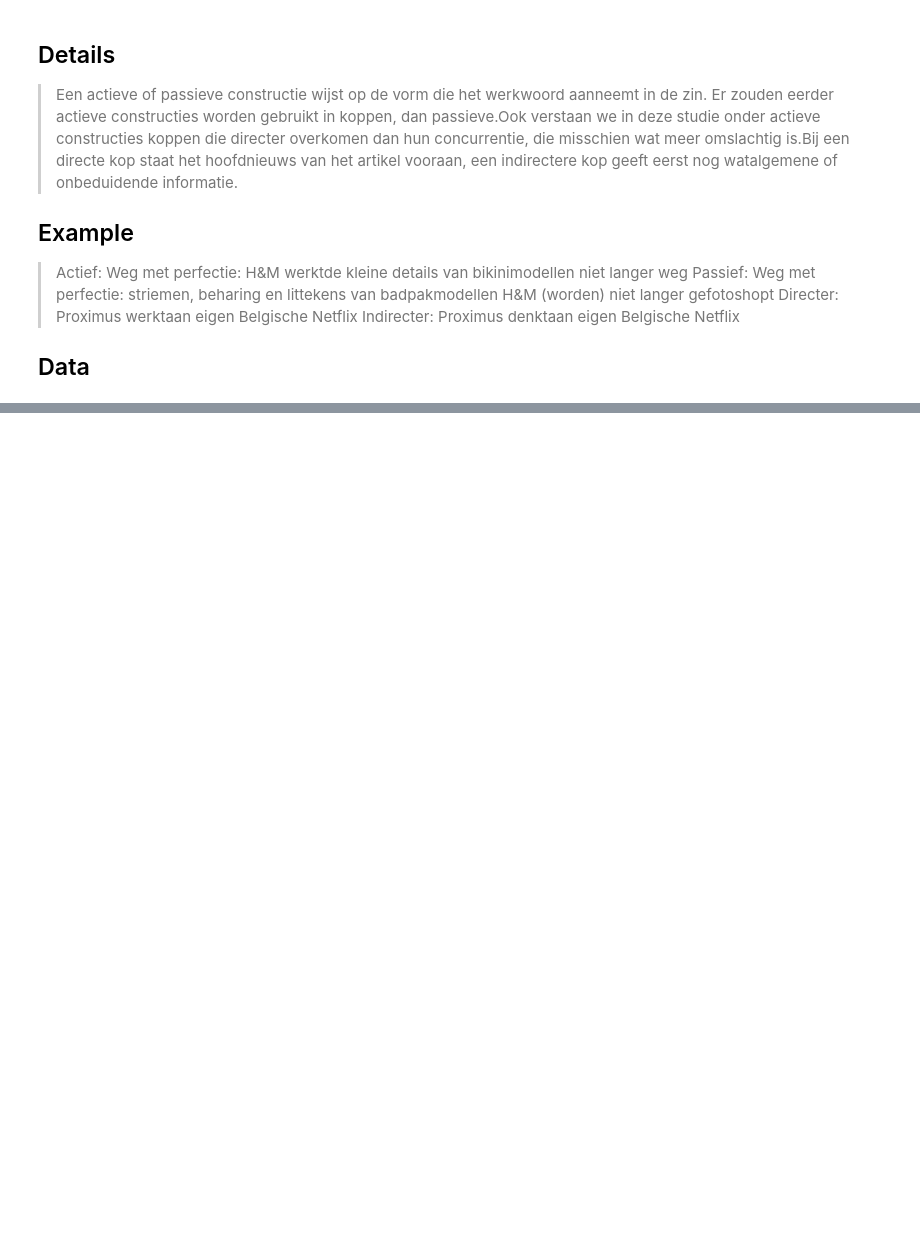
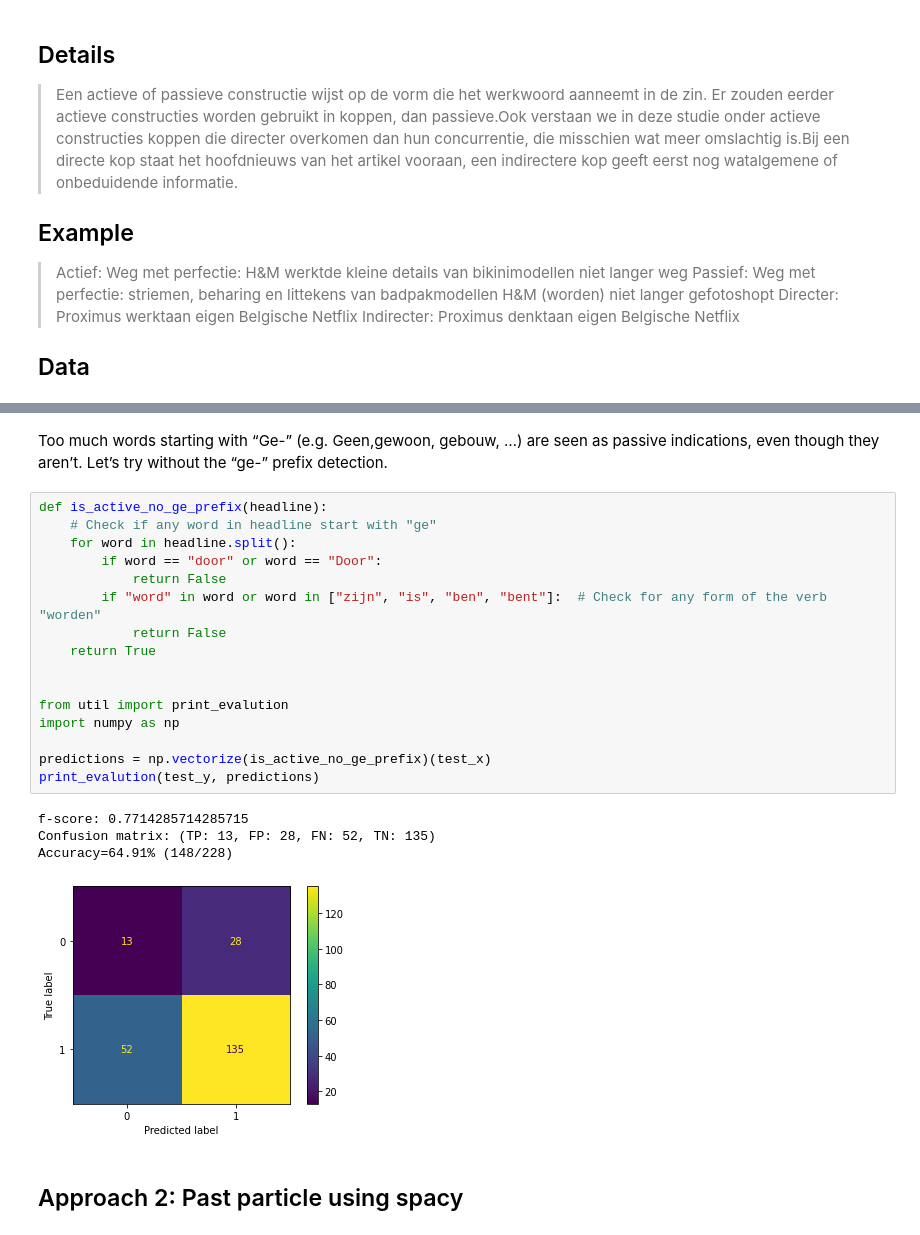
Before and after one commit to arnodeceuninck/news-headlines-research, a Jupyter notebook: 1e Actief.ipynb, the cells around one changed output, grey strips where cells are left out. Saved outputs shown, nothing was run; the diff lists cells and outputs as text; blank space fills up the shorter version.

```diff
--- a/1e Actief.ipynb
+++ b/1e Actief.ipynb
@@ -56,0 +59,25 @@ Accuracy=34.36% (238/565)
+# %% [markdown]
+Too much words starting with “Ge-” (e.g. Geen,gewoon, gebouw, …) are seen as passive indications, even though they aren’t. Let’s try without the “ge-” prefix detection.
+# %%
+def is_active_no_ge_prefix(headline):
+    # Check if any word in headline start with "ge"
+    for word in headline.split():
+        if word == "door" or word == "Door":
+            return False
+        if "word" in word or word in ["zijn", "is", "ben", "bent"]:  # Check for any form of the verb "worden"
+            return False
+    return True
+
+
+from util import print_evalution
+import numpy as np
+
+predictions = np.vectorize(is_active_no_ge_prefix)(test_x)
+print_evalution(test_y, predictions)
+# %% [output]
+f-score: 0.7714285714285715
+Confusion matrix: (TP: 13, FP: 28, FN: 52, TN: 135)
+Accuracy=64.91% (148/228)
+[figure, added]
+# %% [markdown]
+## Approach 2: Past particle using spacy
```
Also changed, not shown: parts of 20 cells of this notebook, 23 other files.
